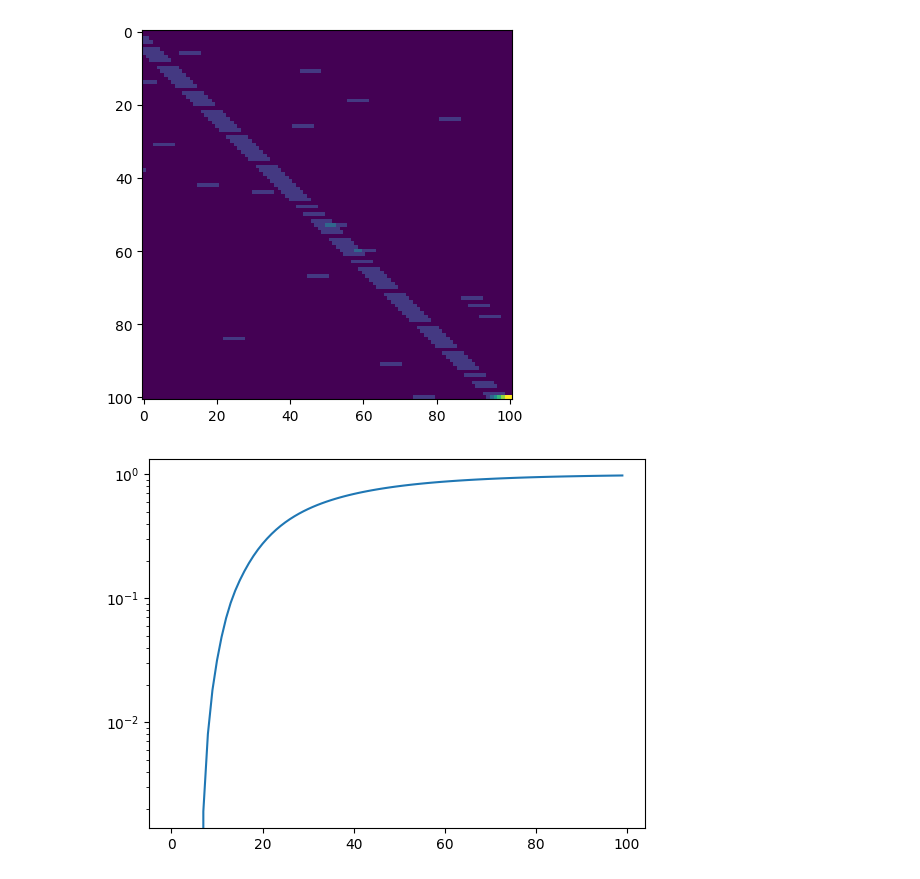
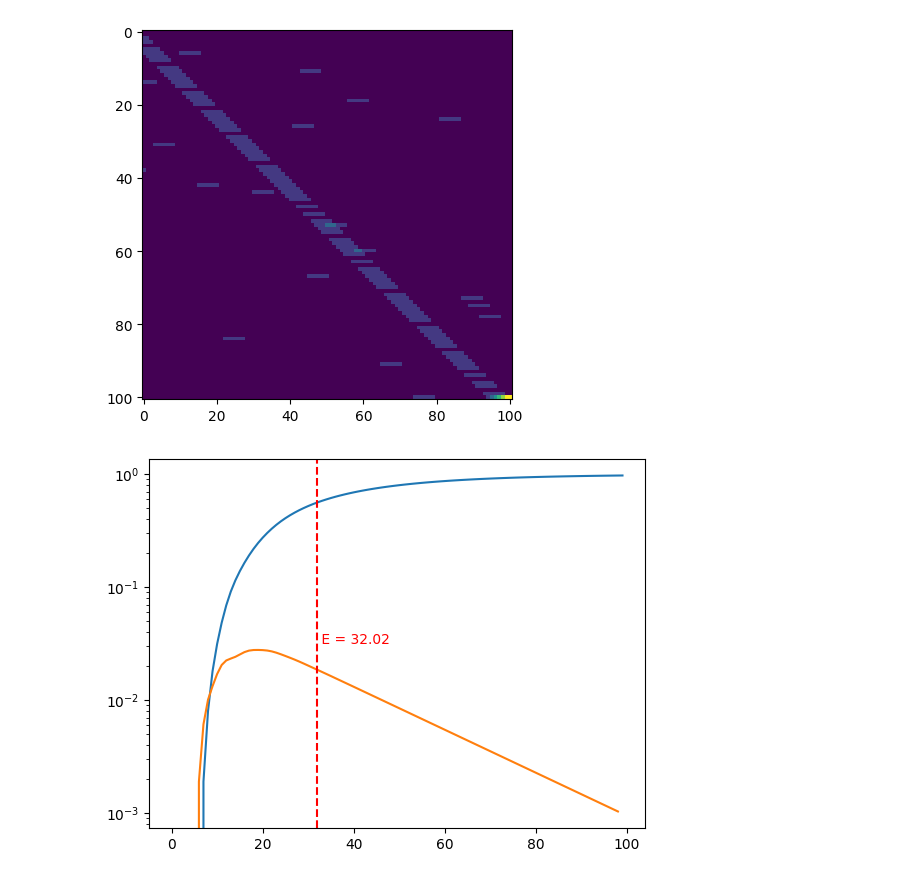
Before and after one commit to mingaleg/snakes_and_ladders_analysis, a Jupyter notebook: analysis.ipynb, the cells around one changed output. Cells and saved outputs as stored; diff of their text form; code cells hidden in the pictures.

```diff
--- a/analysis.ipynb
+++ b/analysis.ipynb
@@ -55,19 +55,35 @@ plt.show()
 # %% [output]
 [figure]
 # %%
+fig, ax = plt.subplots()
+
 # prob_to_finish[x] ::= probability to finish in `x` moves or less
 def prob_to_finish(limit=100):
     current = np.zeros((FINISH+1, 1))
     current[0,0] = 1
 
     ret = [0]
     for x in range(1, limit):
         current = np.matmul(MOVE_MATRIX, current)
         ret.append(current[-1, 0])
     return ret
 
 PROB_TO_FINISH = prob_to_finish()
 plt.semilogy(PROB_TO_FINISH)
+
+def prob_density(probs):
+    return [probs[i+1]-probs[i] for i in range(len(probs)-1)]
+plt.semilogy(prob_density(PROB_TO_FINISH))
+
+
+def expexted(probs):
+    return sum(i*p for i,p in enumerate(probs))
+E = expexted(prob_density(PROB_TO_FINISH))
+
+trans = ax.get_xaxis_transform()
+plt.axvline(E, color='r', linestyle='--')
+plt.text(E, .5, f' E = {E:.2f}', transform=trans, color='r')
+
 plt.show()
 # %% [output]
-[figure, old version]
+[figure, new version]
```
Also changed, not shown: parts of 1 cell of this notebook.
